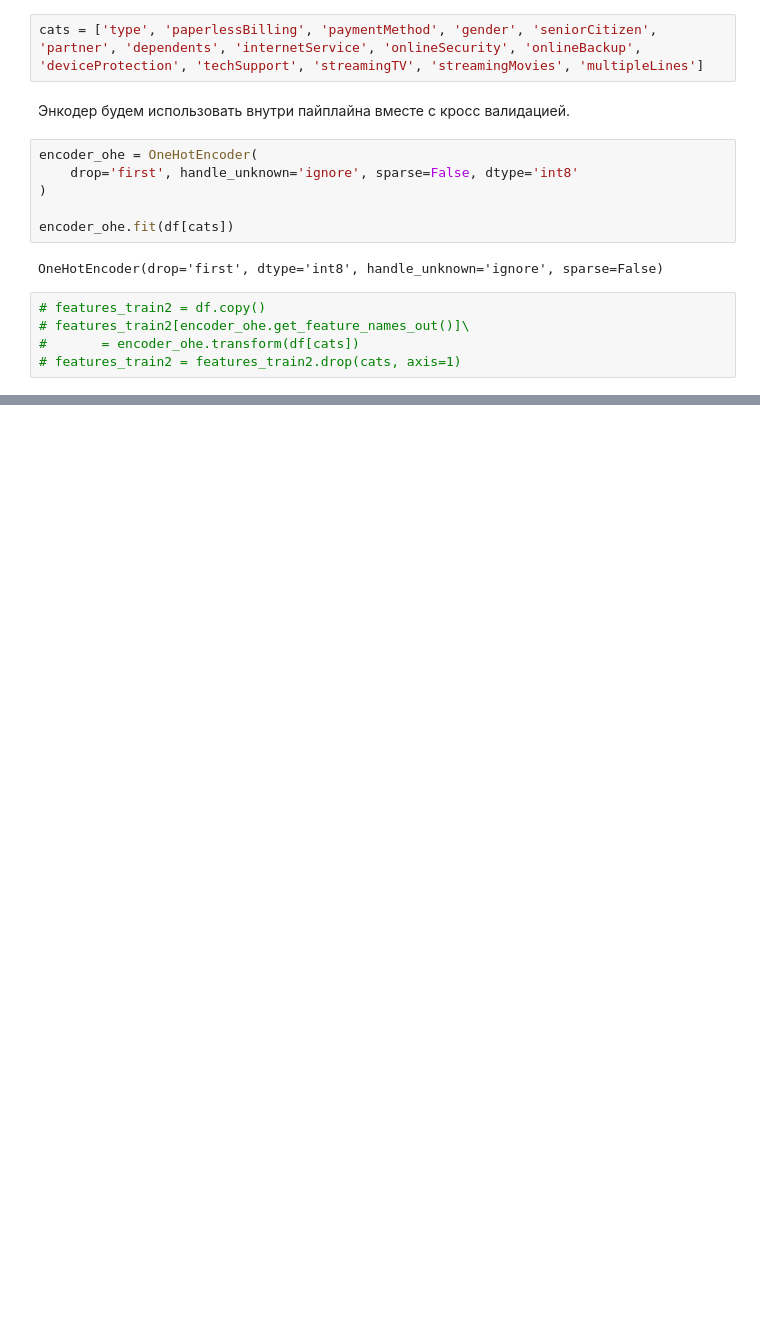
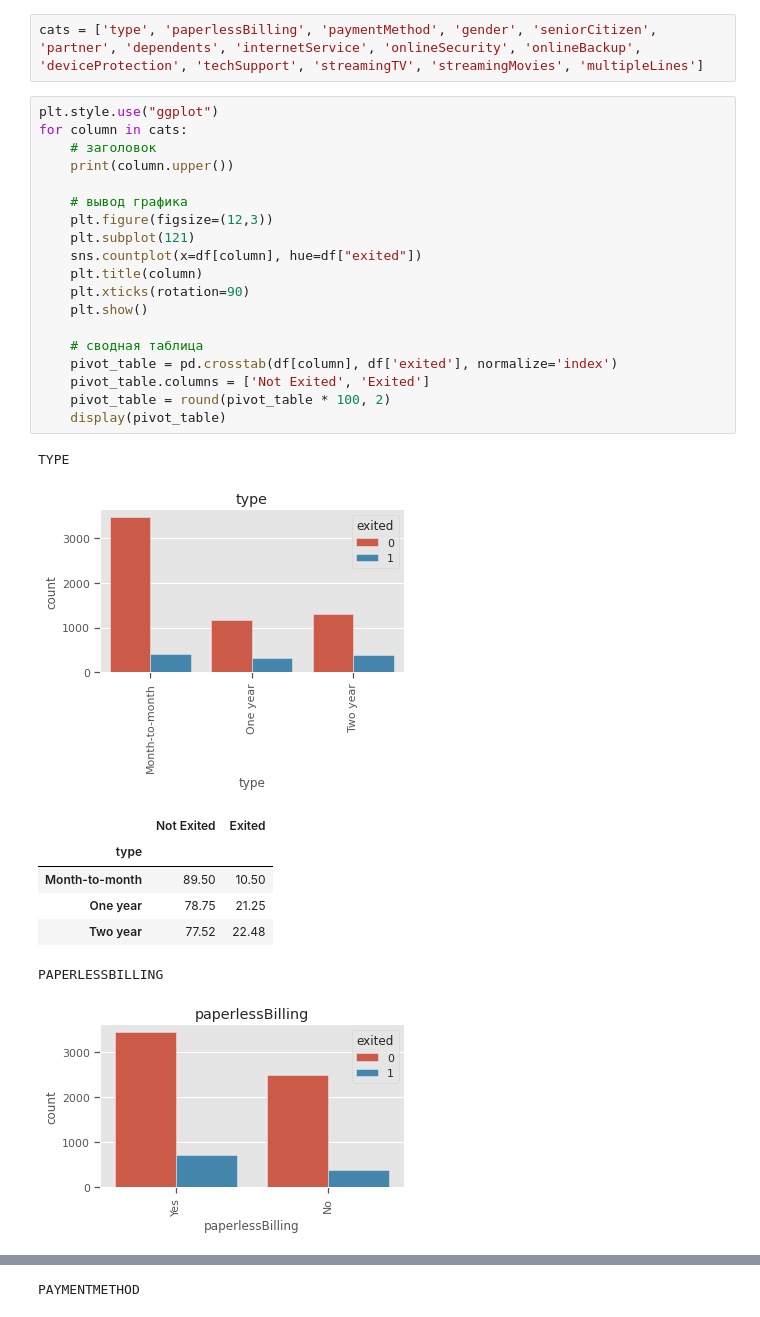
Before and after one commit to ootho/data_science, a Jupyter notebook: yp_telecom/yp_telecom.ipynb, the cells around one changed output, grey strips where cells are left out. Cells and saved outputs as stored; diff of their text form; blank space fills up the shorter version.

```diff
--- a/yp_telecom/yp_telecom.ipynb
+++ b/yp_telecom/yp_telecom.ipynb
@@ -477,17 +508,31 @@ features = df.drop('exited', axis=1)
 # %%
 cats = ['type', 'paperlessBilling', 'paymentMethod', 'gender', 'seniorCitizen', 'partner', 'dependents', 'internetService', 'onlineSecurity', 'onlineBackup', 'deviceProtection', 'techSupport', 'streamingTV', 'streamingMovies', 'multipleLines']
-# %% [markdown]
-Энкодер будем использовать внутри пайплайна вместе с кросс валидацией.
-# %%
-encoder_ohe = OneHotEncoder(
-    drop='first', handle_unknown='ignore', sparse=False, dtype='int8'
-)
-
-encoder_ohe.fit(df[cats])
-# %% [output]
-OneHotEncoder(drop='first', dtype='int8', handle_unknown='ignore', sparse=False)
-# %%
-# features_train2 = df.copy()
-# features_train2[encoder_ohe.get_feature_names_out()]\
-#       = encoder_ohe.transform(df[cats])
-# features_train2 = features_train2.drop(cats, axis=1)
+# %%
+plt.style.use("ggplot")
+for column in cats:
+    # заголовок
+    print(column.upper())
+
+    # вывод графика
+    plt.figure(figsize=(12,3))
+    plt.subplot(121)
+    sns.countplot(x=df[column], hue=df["exited"])
+    plt.title(column)
+    plt.xticks(rotation=90)
+    plt.show()
+
+    # сводная таблица
+    pivot_table = pd.crosstab(df[column], df['exited'], normalize='index')
+    pivot_table.columns = ['Not Exited', 'Exited']
+    pivot_table = round(pivot_table * 100, 2)
+    display(pivot_table)
+# %% [output]
+TYPE
+[figure, added]
+|  | Not Exited | Exited |
+| type |  |  |
+| Month-to-month | 89.50 | 10.50 |
+| One year | 78.75 | 21.25 |
+| Two year | 77.52 | 22.48 |
+PAPERLESSBILLING
+[figure, added]
@@ -493,0 +543 @@ OneHotEncoder(drop='first', dtype='int8', handle_unknown='ignore', sparse=False)
+PAYMENTMETHOD
```
Also changed, not shown: parts of 65 cells of this notebook, 1 other file.
